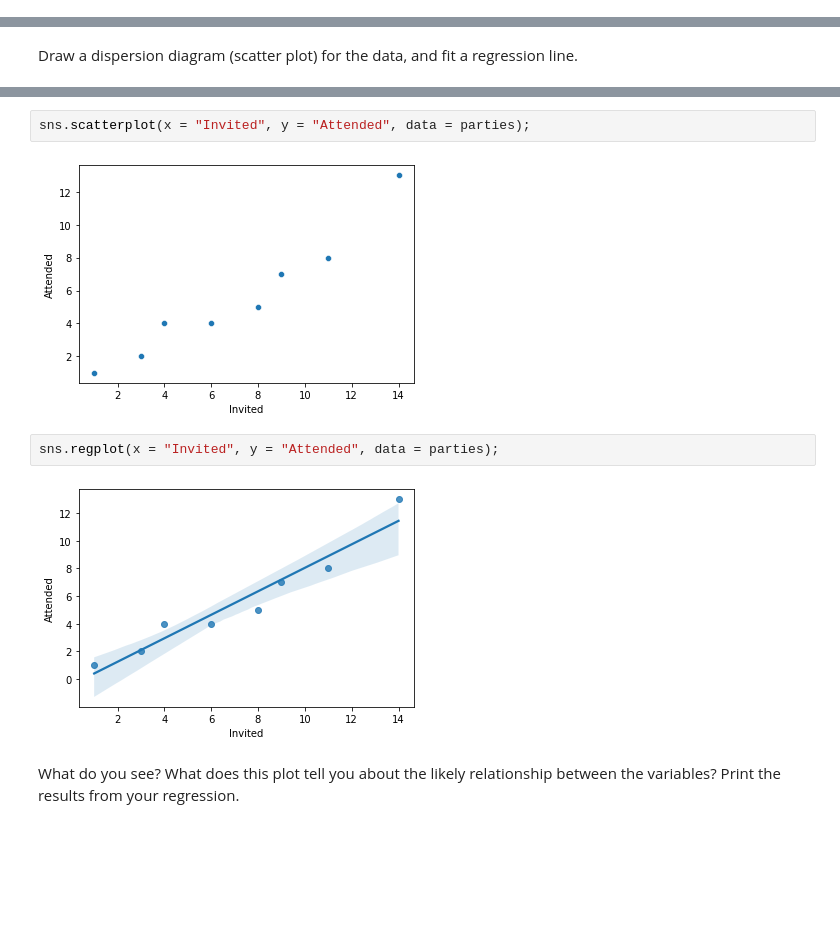
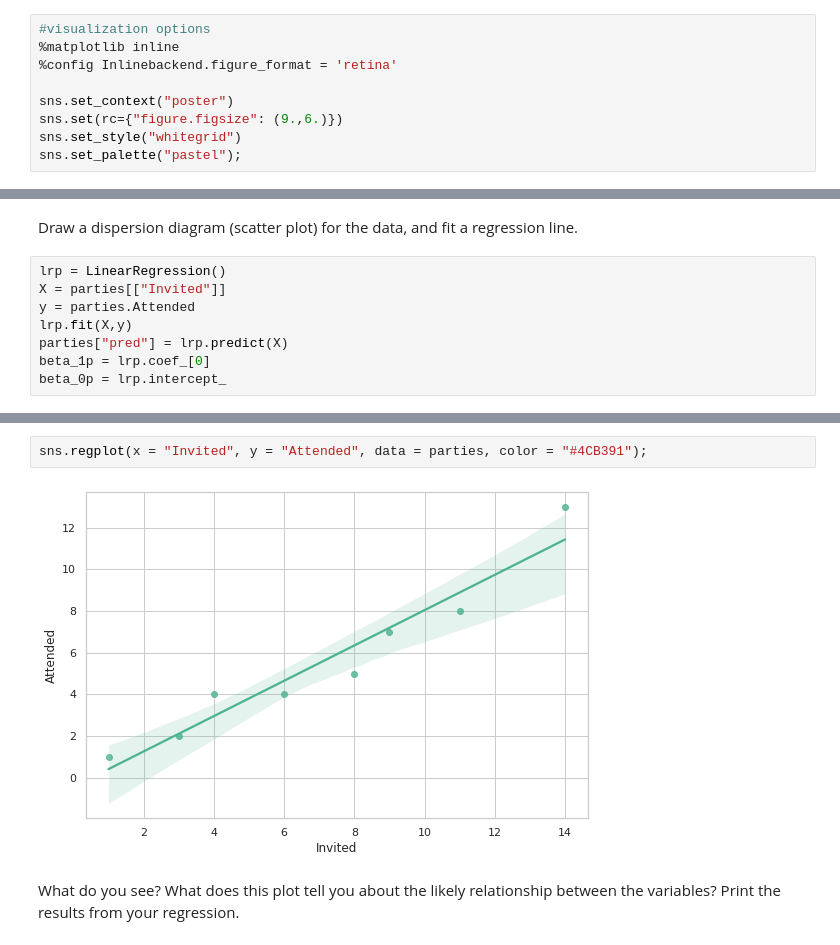
Before and after one commit to Ironhack-Data-Madrid-Octubre-2021/-lab-regression-analysis, a Jupyter notebook: your-code.ipynb, the cells around one changed output, grey strips where cells are left out. Cells and saved outputs as stored; diff of their text form; blank space fills up the shorter version.

```diff
--- a/your-code.ipynb
+++ b/your-code.ipynb
@@ -10,3 +19,12 @@ Happy learning!
+# %%
+#visualization options
+%matplotlib inline
+%config Inlinebackend.figure_format = 'retina'
+
+sns.set_context("poster")
+sns.set(rc={"figure.figsize": (9.,6.)})
+sns.set_style("whitegrid")
+sns.set_palette("pastel");
 # %% [markdown]
 ## Challenge 1
 I work at a coding bootcamp, and I have developed a theory that the younger my students are, the more often they are late to class. In order to test my hypothesis, I have collected some data in the following table:
@@ -242,3 +277,11 @@ parties
 | 7 | 14 | 13 |
 # %% [markdown]
 Draw a dispersion diagram (scatter plot) for the data, and fit a regression line.
+# %%
+lrp = LinearRegression()
+X = parties[["Invited"]]
+y = parties.Attended
+lrp.fit(X,y)
+parties["pred"] = lrp.predict(X)
+beta_1p = lrp.coef_[0]
+beta_0p = lrp.intercept_
@@ -245,10 +305,6 @@ Draw a dispersion diagram (scatter plot) for the data, and fit a regression line
 # %%
-sns.scatterplot(x = "Invited", y = "Attended", data = parties);
+sns.regplot(x = "Invited", y = "Attended", data = parties, color = "#4CB391");
 # %% [output]
-[figure, old version]
+[figure, new version]
-# %%
-sns.regplot(x = "Invited", y = "Attended", data = parties);
-# %% [output]
-[figure, removed]
 # %% [markdown]
 What do you see? What does this plot tell you about the likely relationship between the variables? Print the results from your regression.
```
Also changed, not shown: parts of 34 cells of this notebook.
